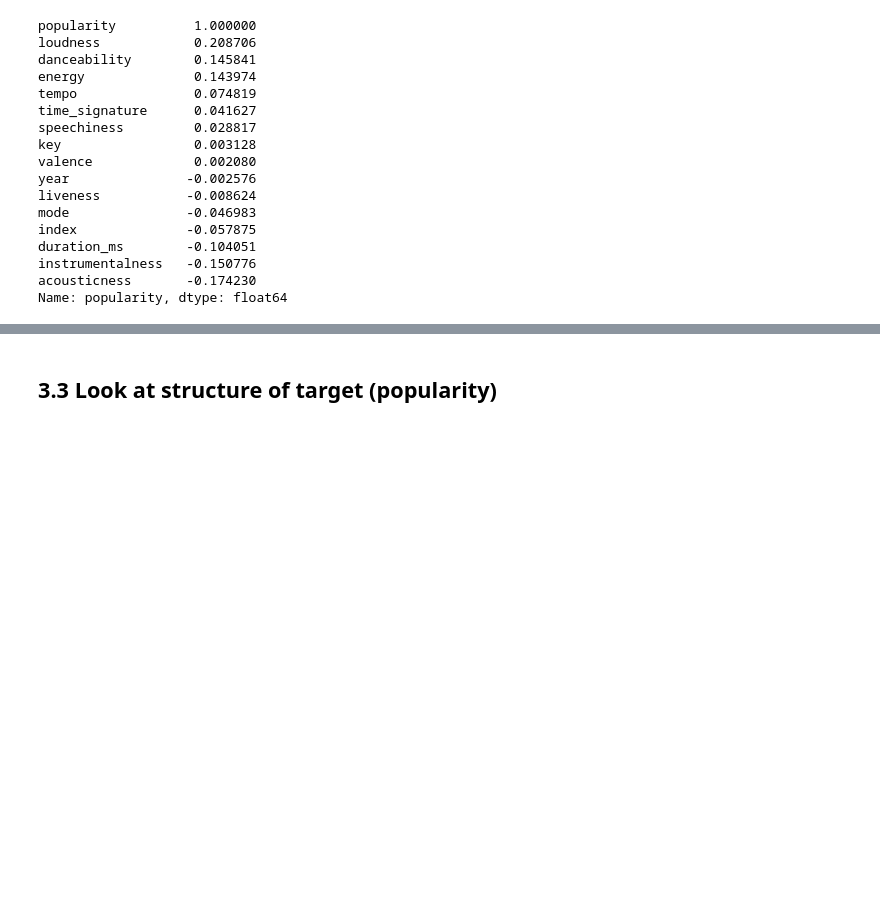
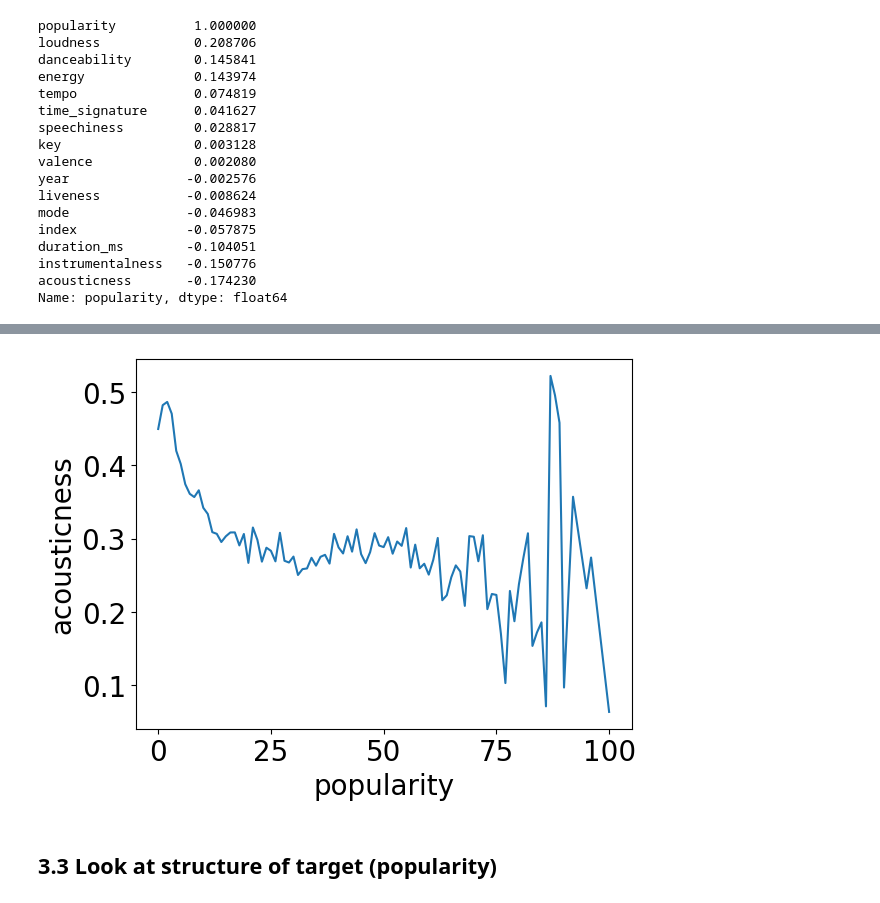
Before and after one commit to MrP29/EECS3401_Project, a Jupyter notebook: 3401_project.ipynb, the cells around one changed output, grey strips where cells are left out. Saved outputs shown, nothing was run; the diff lists cells and outputs as text; code cells hidden in the pictures; blank space fills up the shorter version.

```diff
--- a/3401_project.ipynb
+++ b/3401_project.ipynb
@@ -176,3 +182,7 @@ Name: popularity, dtype: float64
+# %%
+pop_vs_acousticness = sns.lineplot(x="popularity", y="acousticness", data=songs, errorbar=None)
+# %% [output]
+[figure, added]
 # %% [markdown]
 ## 3.3 Look at structure of target (popularity)
 # %%
```
Also changed, not shown: parts of 7 cells of this notebook.
